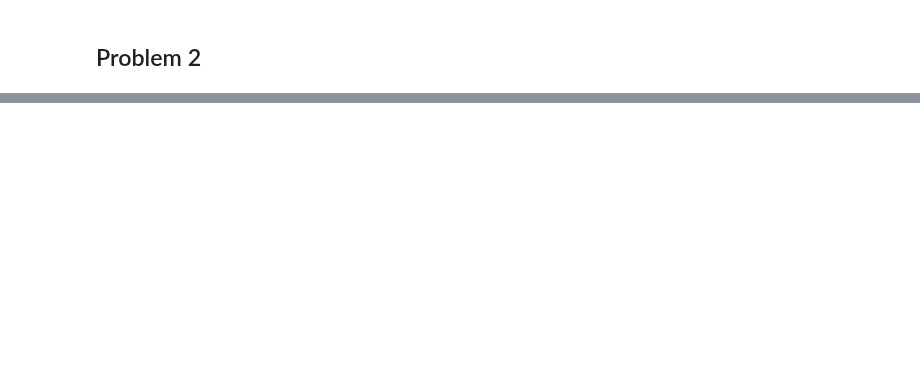
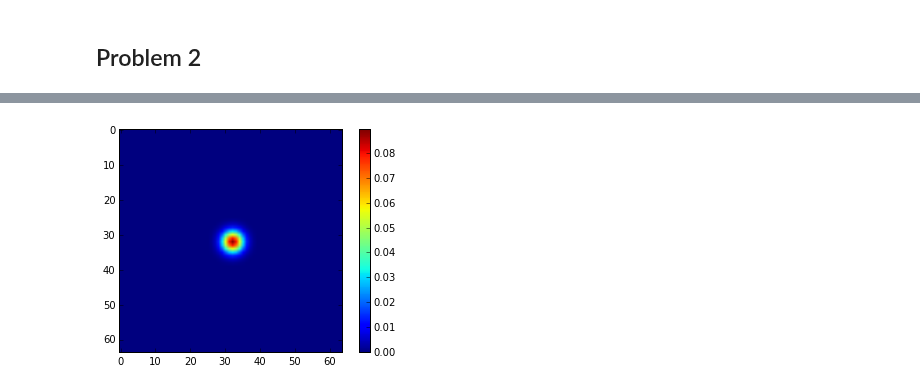
Before and after one commit to mbuchove/notebook-wurk-b, a Jupyter notebook: stats/astro283_hw6.ipynb, the cells around one changed output, grey strips where cells are left out. Saved outputs shown, nothing was run; the diff lists cells and outputs as text; code cells hidden in the pictures; blank space fills up the shorter version.

```diff
--- a/stats/astro283_hw6.ipynb
+++ b/stats/astro283_hw6.ipynb
@@ -86,3 +144,6 @@ psf_fits.close()
 # %%
 plt.imshow(psf_data)
-plt.colorbar()
+cbar = plt.colorbar()
+cbar.solids.set_edgecolors('face')
+# %% [output]
+[figure, added]
```
Also changed, not shown: parts of 35 cells of this notebook.
